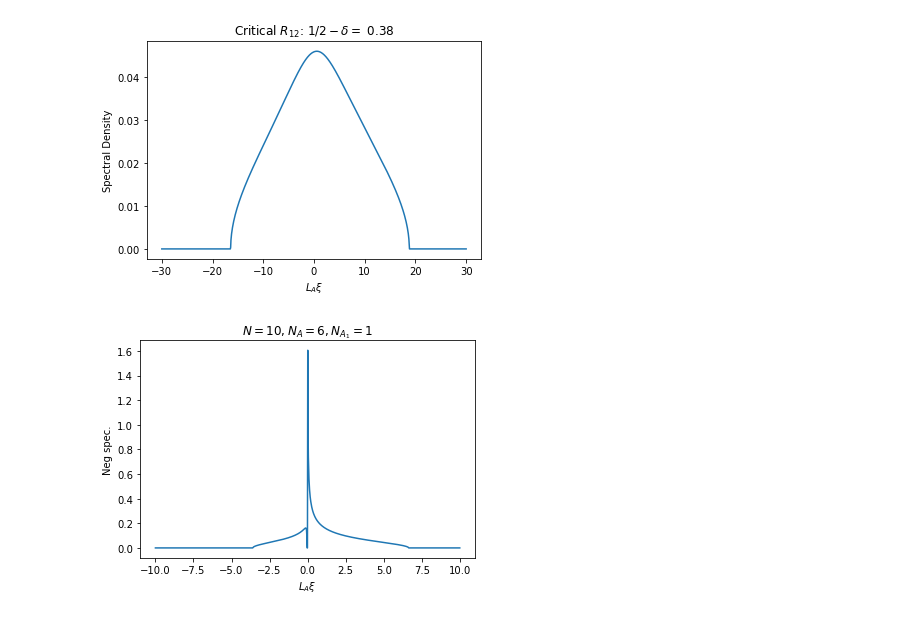
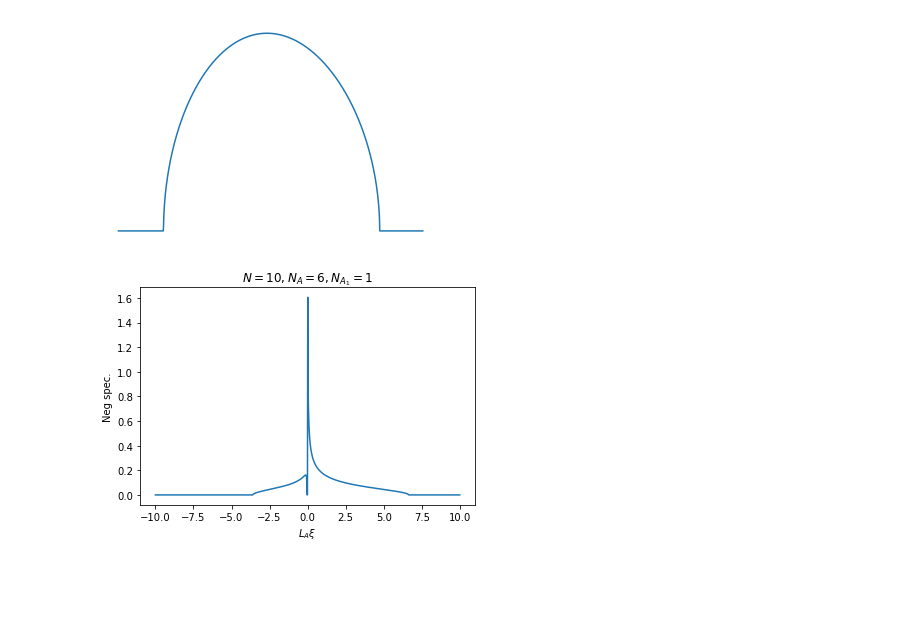
Before and after one commit to hassan-shap/RMT, a Jupyter notebook: Gz_cubic_Eqn.ipynb, the cells around one changed output. Saved outputs shown, nothing was run; the diff lists cells and outputs as text; code cells hidden in the pictures; blank space fills up the shorter version.

Commit message:
figures for presentation

```diff
--- a/Gz_cubic_Eqn.ipynb
+++ b/Gz_cubic_Eqn.ipynb
@@ -66,42 +66,54 @@ def plot_spectrum(V=12,Ra=0.8,R12=0.13):
 #     fx =  1/(a/r**(R12*Ra*V))
 #     fy =  pi/fx
 
-    xplot=np.linspace(-1,1,1000)*3e1/fx+1j*0
+#     xplot=np.linspace(-1,1,1000)*4e0/fx+1j*0
+    xplot=np.linspace(0.,1,1000)*2e0/fx+1j*0
     yplot_eq=Gz_eq(np.ndarray.tolist(xplot),a+1j*0,b+1j*0)
     yplot=Gz(xplot,a+1j*0,b+1j*0)
     plt.plot(np.real(xplot)*fx,fy*yplot)
 # #     plt.plot(np.real(xplot)*fx,fy*yplot_eq,'k--')
 # #     plt.plot(np.real(xplot),yplot/pi)
 # #     print(sp.integrate.cumtrapz(yplot,xplot))
 #     print(np.trapz(fy*yplot,fx*xplot))
 #     print(np.trapz(fy*yplot*xplot*fx,fx*xplot))
 
 #     Lab=r**(Ra*V)
 #     y1=MP_dist((a+b)/2,xplot)
 #     y2=MP_dist_neg((b-a)/2,xplot)
 #     plt.plot(np.real(xplot)*fx,y1*fy*pi)
 #     plt.plot(np.real(xplot)*fx,y2*fy*pi)
 
 # #     print(np.trapz(y2,xplot)+np.trapz(y1,xplot))
 # #     print(np.trapz(fy*pi*y2*(xplot+a)*fx,fx*(xplot+a))+np.trapz(fy*pi*y1*xplot*fx,fx*xplot))
 # #     print(np.trapz(fy*pi*y2*(xplot)*fx,-fx*(xplot))+np.trapz(fy*pi*y1*(xplot)*fx,fx*(xplot)))
 #     print('normalization 1= ', np.trapz(fy*pi*y1,fx*(xplot)))
 #     print('normalization 2= ', np.trapz(fy*pi*y2,fx*(xplot)))
 #     print('eval 1= ', np.trapz(fy*pi*y2*(xplot)*fx,fx*(xplot)))
 #     print('eval 2= ', np.trapz(fy*pi*y1*(xplot)*fx,fx*(xplot)))
 
-    plt.title('Critical $R_{12}$: $1/2-\delta=$ %.2f' % (1-1/(2*Ra)) )
+#     plt.title('Critical $R_{12}$: $1/2-\delta=$ %.2f' % (1-1/(2*Ra)) )
 #     plt.ylim(0,0.04)
     plt.xlabel(r'$L_A\xi$')
     plt.ylabel('Spectral Density')
+    plt.axis('off')
+    if Ra < 0.5:
+        plt.savefig('talk_figs/schematic_ppt.pdf')
+    else:
+        if Ra*(1-R12)>0.5:
+            plt.savefig('talk_figs/schematic_maximal.pdf')
+        else:
+            plt.savefig('talk_figs/schematic_saturated.pdf')
+
     plt.show()
 
 # plot_spectrum(V=10,Ra=0.6,R12=0.1)
 # interact(plot_spectrum, V=(10,20,2), Ra=(0,1,0.02), R12=(0,0.5,0.01));
 
-plot_spectrum(V=2+8,Ra=8/10,R12=0.5)
+Nb = 11
+V = Nb + 8
+plot_spectrum(V=V,Ra=8/V,R12=2/8)
 # %% [output]
-[figure, old version]
+[figure, new version]
 # %%
 def plot_spectrum_subsys(V,Na,Na1):
 
```
Also changed, not shown: 11 other files.
